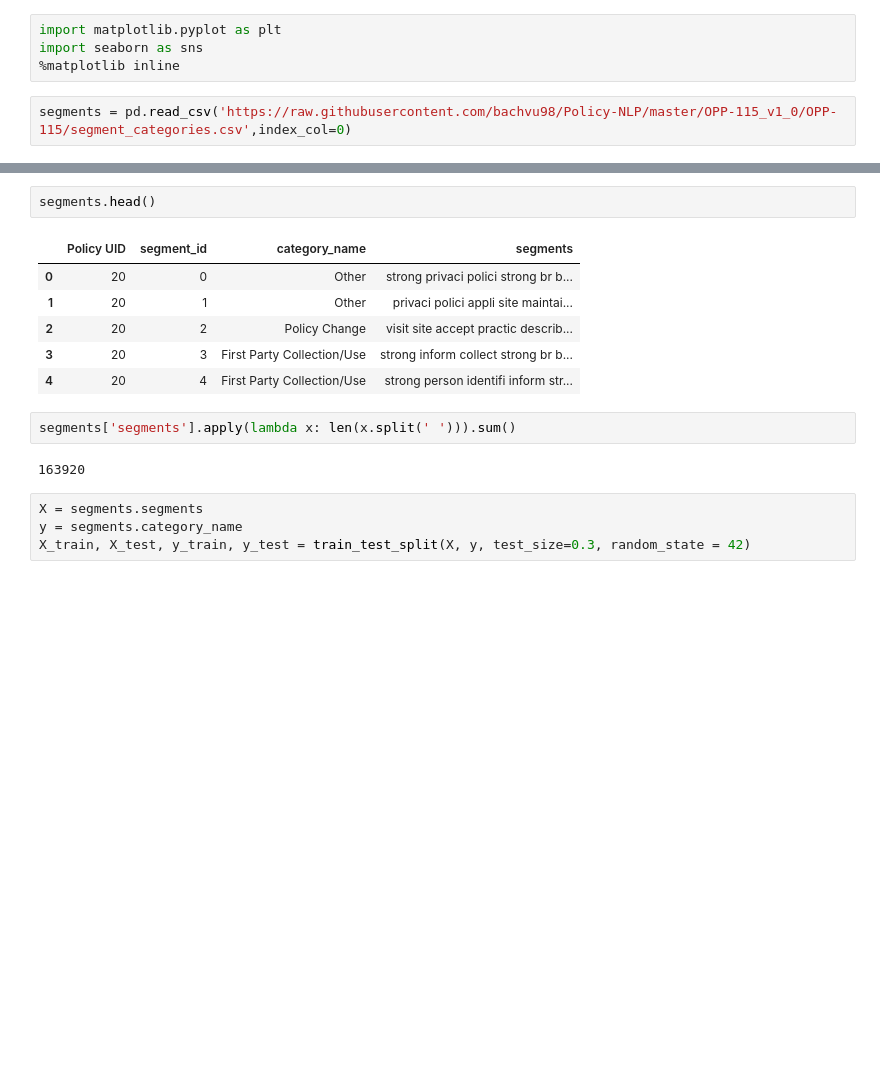
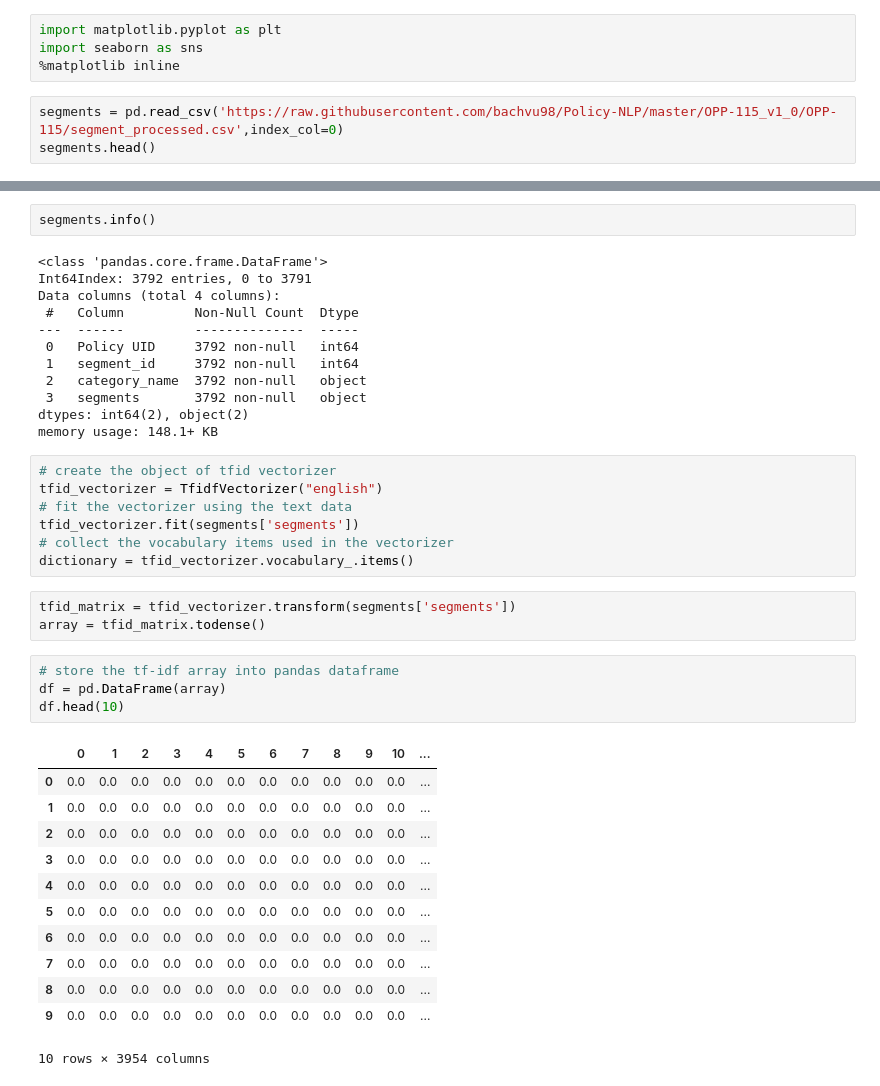
Before and after one commit to bachhvu/Policy-NLP, a Jupyter notebook: Model_Development.ipynb, the cells around one changed output, grey strips where cells are left out. Drawn from its saved outputs; the diff is of its cells as text; blank space fills up the shorter version.

```diff
--- a/Model_Development.ipynb
+++ b/Model_Development.ipynb
@@ -29,4 +29,5 @@ import matplotlib.pyplot as plt
 import seaborn as sns
 %matplotlib inline
 # %%
-segments = pd.read_csv('https://raw.githubusercontent.com/bachvu98/Policy-NLP/master/OPP-115_v1_0/OPP-115/segment_categories.csv',index_col=0)
+segments = pd.read_csv('https://raw.githubusercontent.com/bachvu98/Policy-NLP/master/OPP-115_v1_0/OPP-115/segment_processed.csv',index_col=0)
+segments.head()
@@ -33,17 +41,41 @@ segments = pd.read_csv('https://raw.githubusercontent.com/bachvu98/Policy-NLP/ma
 # %%
-segments.head()
+segments.info()
 # %% [output]
-|  | Policy UID | segment_id | category_name | segments |
-| 0 | 20 | 0 | Other | strong privaci polici strong br b... |
-| 1 | 20 | 1 | Other | privaci polici appli site maintai... |
-| 2 | 20 | 2 | Policy Change | visit site accept practic describ... |
-| 3 | 20 | 3 | First Party Collection/Use | strong inform collect strong br b... |
-| 4 | 20 | 4 | First Party Collection/Use | strong person identifi inform str... |
+<class 'pandas.core.frame.DataFrame'>
+Int64Index: 3792 entries, 0 to 3791
+Data columns (total 4 columns):
+ #   Column         Non-Null Count  Dtype
+---  ------         --------------  -----
+ 0   Policy UID     3792 non-null   int64
+ 1   segment_id     3792 non-null   int64
+ 2   category_name  3792 non-null   object
+ 3   segments       3792 non-null   object
+dtypes: int64(2), object(2)
+memory usage: 148.1+ KB
-# %%
-segments['segments'].apply(lambda x: len(x.split(' '))).sum()
-# %% [output]
-163920
-# %%
-X = segments.segments
-y = segments.category_name
-X_train, X_test, y_train, y_test = train_test_split(X, y, test_size=0.3, random_state = 42)
+# %%
+# create the object of tfid vectorizer
+tfid_vectorizer = TfidfVectorizer("english")
+# fit the vectorizer using the text data
+tfid_vectorizer.fit(segments['segments'])
+# collect the vocabulary items used in the vectorizer
+dictionary = tfid_vectorizer.vocabulary_.items()
+# %%
+tfid_matrix = tfid_vectorizer.transform(segments['segments'])
+array = tfid_matrix.todense()
+# %%
+# store the tf-idf array into pandas dataframe
+df = pd.DataFrame(array)
+df.head(10)
+# %% [output]
+|  | 0 | 1 | 2 | 3 | 4 | 5 | 6 | 7 | 8 | 9 | 10 | ... |
+| 0 | 0.0 | 0.0 | 0.0 | 0.0 | 0.0 | 0.0 | 0.0 | 0.0 | 0.0 | 0.0 | 0.0 | ... |
+| 1 | 0.0 | 0.0 | 0.0 | 0.0 | 0.0 | 0.0 | 0.0 | 0.0 | 0.0 | 0.0 | 0.0 | ... |
+| 2 | 0.0 | 0.0 | 0.0 | 0.0 | 0.0 | 0.0 | 0.0 | 0.0 | 0.0 | 0.0 | 0.0 | ... |
+| 3 | 0.0 | 0.0 | 0.0 | 0.0 | 0.0 | 0.0 | 0.0 | 0.0 | 0.0 | 0.0 | 0.0 | ... |
+| 4 | 0.0 | 0.0 | 0.0 | 0.0 | 0.0 | 0.0 | 0.0 | 0.0 | 0.0 | 0.0 | 0.0 | ... |
+| 5 | 0.0 | 0.0 | 0.0 | 0.0 | 0.0 | 0.0 | 0.0 | 0.0 | 0.0 | 0.0 | 0.0 | ... |
+| 6 | 0.0 | 0.0 | 0.0 | 0.0 | 0.0 | 0.0 | 0.0 | 0.0 | 0.0 | 0.0 | 0.0 | ... |
+| 7 | 0.0 | 0.0 | 0.0 | 0.0 | 0.0 | 0.0 | 0.0 | 0.0 | 0.0 | 0.0 | 0.0 | ... |
+| 8 | 0.0 | 0.0 | 0.0 | 0.0 | 0.0 | 0.0 | 0.0 | 0.0 | 0.0 | 0.0 | 0.0 | ... |
+| 9 | 0.0 | 0.0 | 0.0 | 0.0 | 0.0 | 0.0 | 0.0 | 0.0 | 0.0 | 0.0 | 0.0 | ... |
+10 rows × 3954 columns
```
Also changed, not shown: parts of 12 cells of this notebook.
